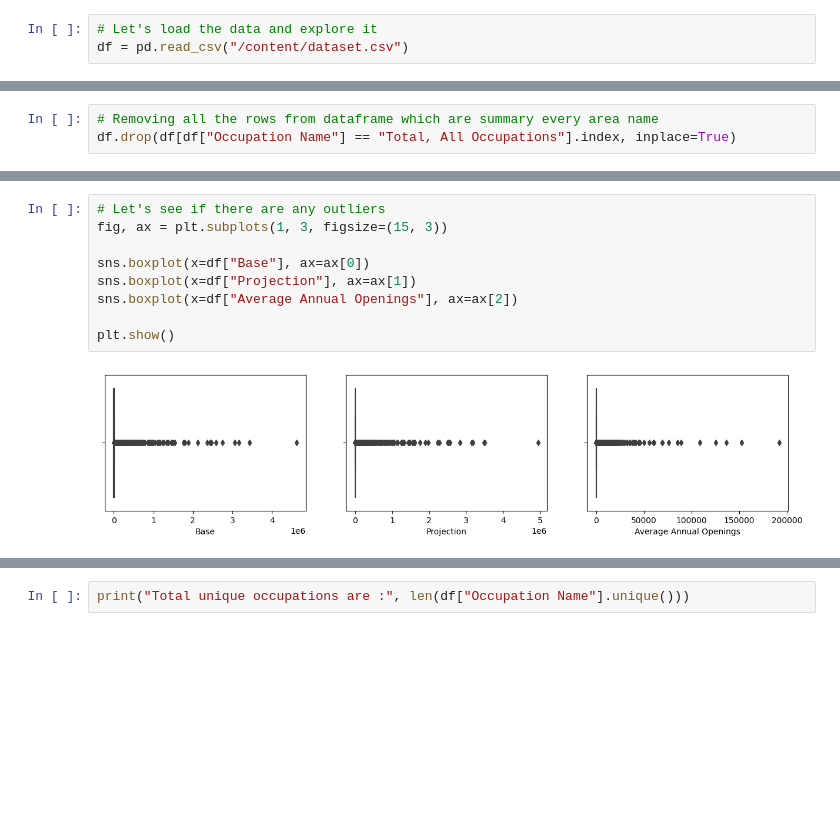
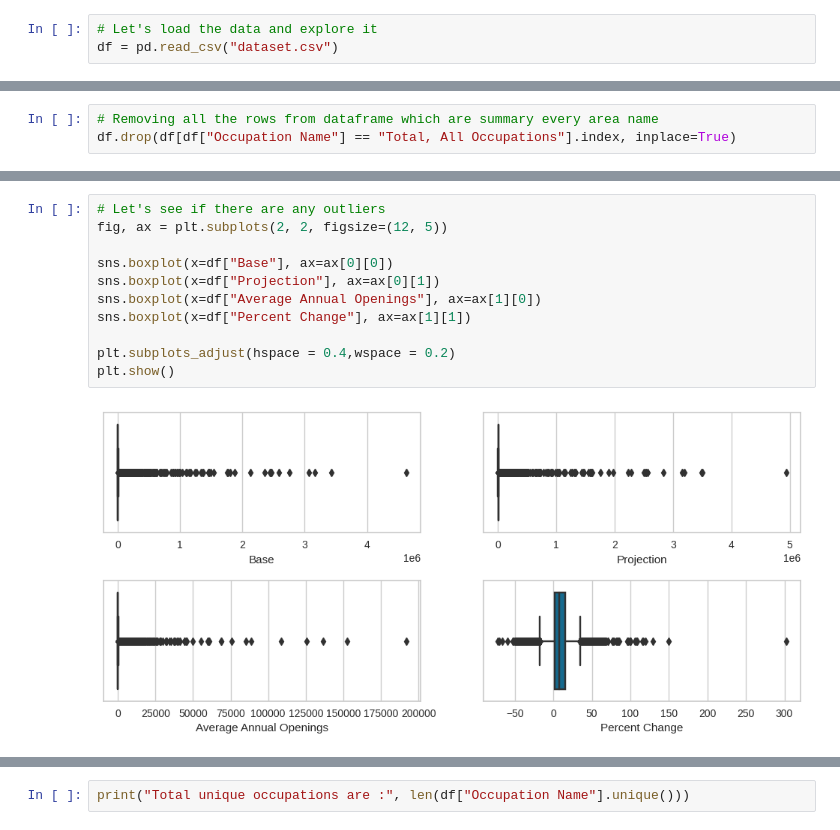
Before and after one commit to yuvraaj2002/Occupation_demand_Forecasting, a Jupyter notebook: notebook/Code.ipynb, the cells around one changed output, grey strips where cells are left out. Drawn from its saved outputs; the diff is of its cells as text; blank space fills up the shorter version.

```diff
--- a/notebook/Code.ipynb
+++ b/notebook/Code.ipynb
@@ -58,7 +79,7 @@ Everything imported succesfully !
 - Average Annual Openings: The average number of annual job openings expected for the specified occupation. It provides an estimate of the employment opportunities available each year due to factors like growth and replacement needs.d replacement needs.
 # %%
 # Let's load the data and explore it
-df = pd.read_csv("/content/dataset.csv")
+df = pd.read_csv("dataset.csv")
 # %% [markdown]
 ### Exploratory data analysis ( Part 1 )s.
 # %%
@@ -156,11 +177,13 @@ plt.show()
 # %%
 # Let's see if there are any outliers
-fig, ax = plt.subplots(1, 3, figsize=(15, 3))
+fig, ax = plt.subplots(2, 2, figsize=(12, 5))
 
-sns.boxplot(x=df["Base"], ax=ax[0])
-sns.boxplot(x=df["Projection"], ax=ax[1])
-sns.boxplot(x=df["Average Annual Openings"], ax=ax[2])
+sns.boxplot(x=df["Base"], ax=ax[0][0])
+sns.boxplot(x=df["Projection"], ax=ax[0][1])
+sns.boxplot(x=df["Average Annual Openings"], ax=ax[1][0])
+sns.boxplot(x=df["Percent Change"], ax=ax[1][1])
 
+plt.subplots_adjust(hspace = 0.4,wspace = 0.2)
 plt.show()
 # %% [output]
-[figure, old version]
+[figure, new version]
```
Also changed, not shown: parts of 44 cells of this notebook.
